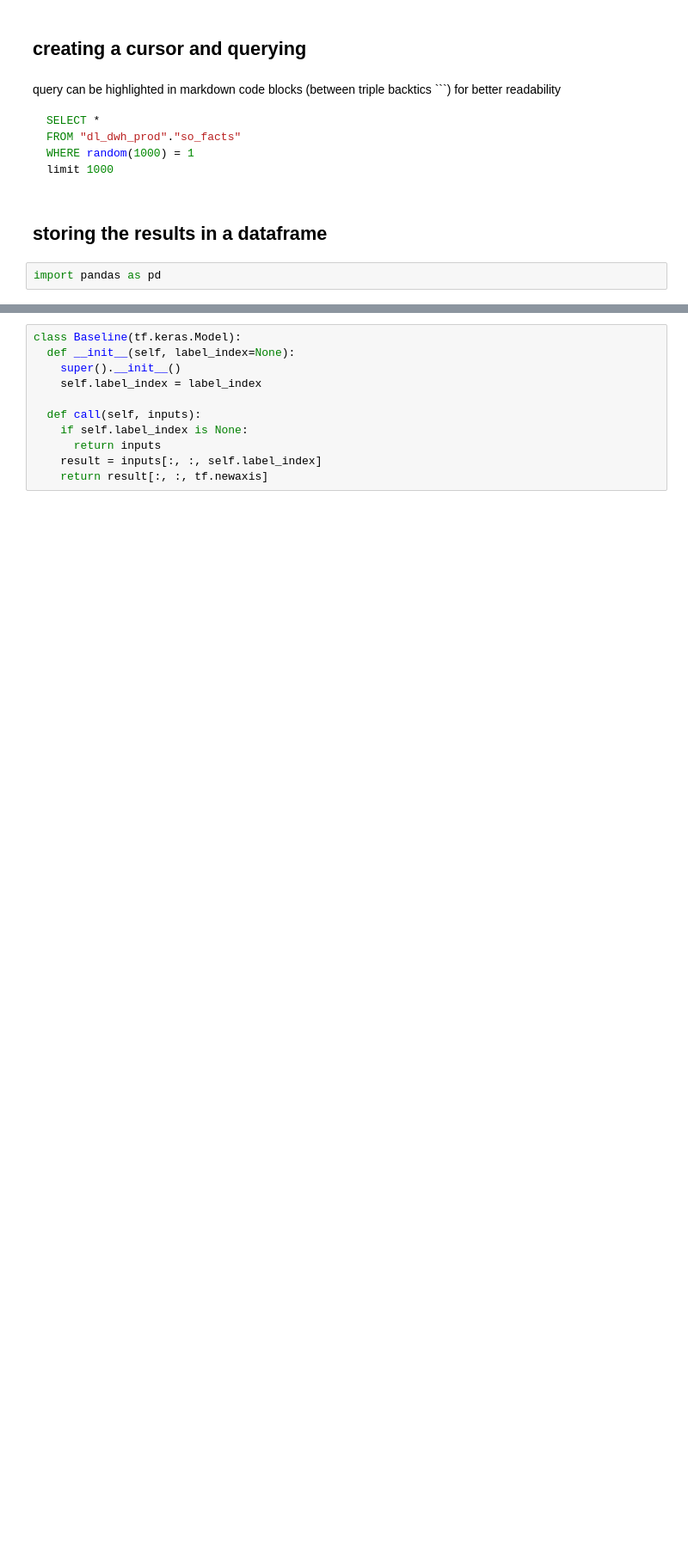
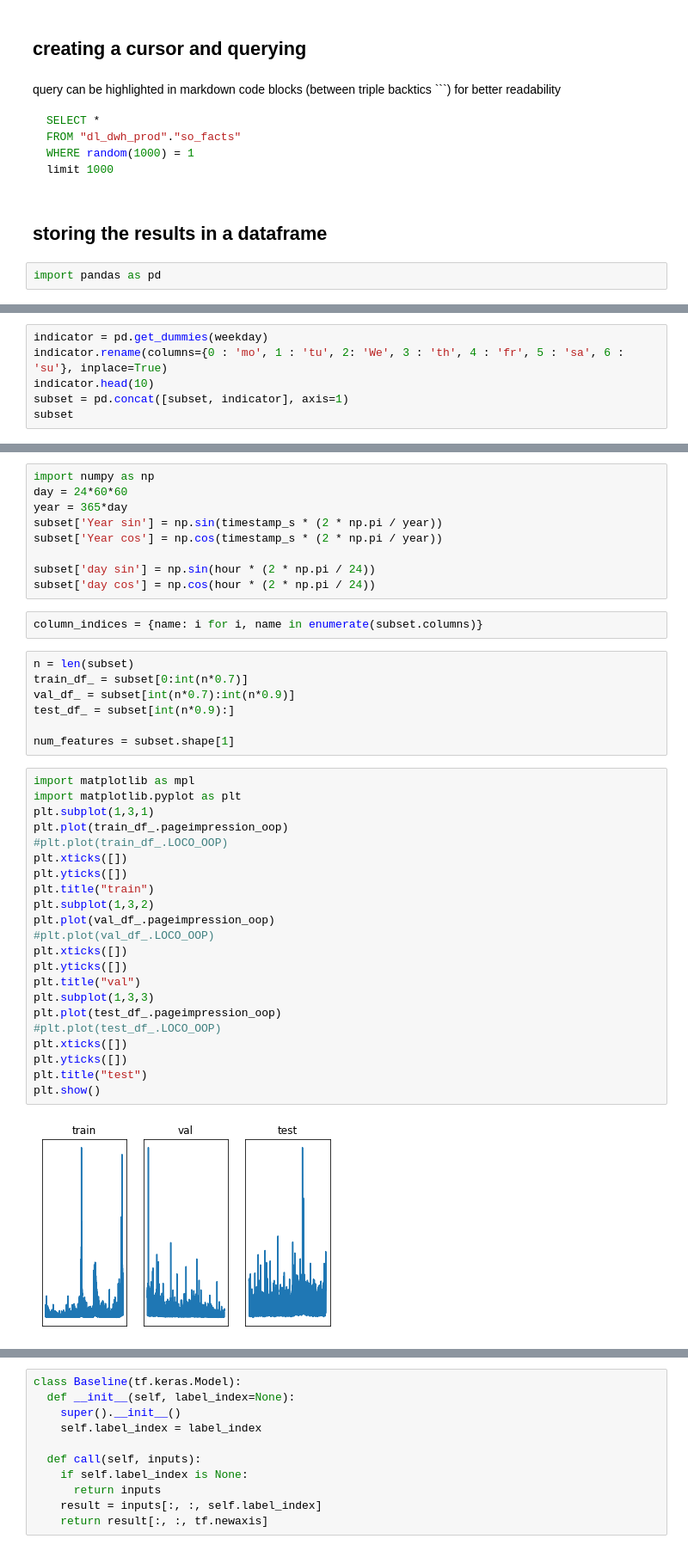
Before and after one commit to ak-idealo/jupiter-notebook, a Jupyter notebook: Demand Forecasting-Schulbedarf-Tensorflow-daily data.ipynb, the cells around one changed output, grey strips where cells are left out. Shown at 86% size. Drawn from its saved outputs; the diff is of its cells as text; blank space fills up the shorter version.

```diff
--- a/Demand Forecasting-Schulbedarf-Tensorflow-daily data.ipynb
+++ b/Demand Forecasting-Schulbedarf-Tensorflow-daily data.ipynb
@@ -431,0 +263,6 @@ Labels shape (batch, time, features): (32, 1, 1)
+# %%
+indicator = pd.get_dummies(weekday)
+indicator.rename(columns={0 : 'mo', 1 : 'tu', 2: 'We', 3 : 'th', 4 : 'fr', 5 : 'sa', 6 : 'su'}, inplace=True)
+indicator.head(10)
+subset = pd.concat([subset, indicator], axis=1)
+subset
@@ -431,0 +283,42 @@ Labels shape (batch, time, features): (32, 1, 1)
+# %%
+import numpy as np
+day = 24*60*60
+year = 365*day
+subset['Year sin'] = np.sin(timestamp_s * (2 * np.pi / year))
+subset['Year cos'] = np.cos(timestamp_s * (2 * np.pi / year))
+
+subset['day sin'] = np.sin(hour * (2 * np.pi / 24))
+subset['day cos'] = np.cos(hour * (2 * np.pi / 24))
+# %%
+column_indices = {name: i for i, name in enumerate(subset.columns)}
+# %%
+n = len(subset)
+train_df_ = subset[0:int(n*0.7)]
+val_df_ = subset[int(n*0.7):int(n*0.9)]
+test_df_ = subset[int(n*0.9):]
+
+num_features = subset.shape[1]
+# %%
+import matplotlib as mpl
+import matplotlib.pyplot as plt
+plt.subplot(1,3,1)
+plt.plot(train_df_.pageimpression_oop)
+#plt.plot(train_df_.LOCO_OOP)
+plt.xticks([])
+plt.yticks([])
+plt.title("train")
+plt.subplot(1,3,2)
+plt.plot(val_df_.pageimpression_oop)
+#plt.plot(val_df_.LOCO_OOP)
+plt.xticks([])
+plt.yticks([])
+plt.title("val")
+plt.subplot(1,3,3)
+plt.plot(test_df_.pageimpression_oop)
+#plt.plot(test_df_.LOCO_OOP)
+plt.xticks([])
+plt.yticks([])
+plt.title("test")
+plt.show()
+# %% [output]
+[figure, added]
```
Also changed, not shown: parts of 141 cells of this notebook, 8 other files.
